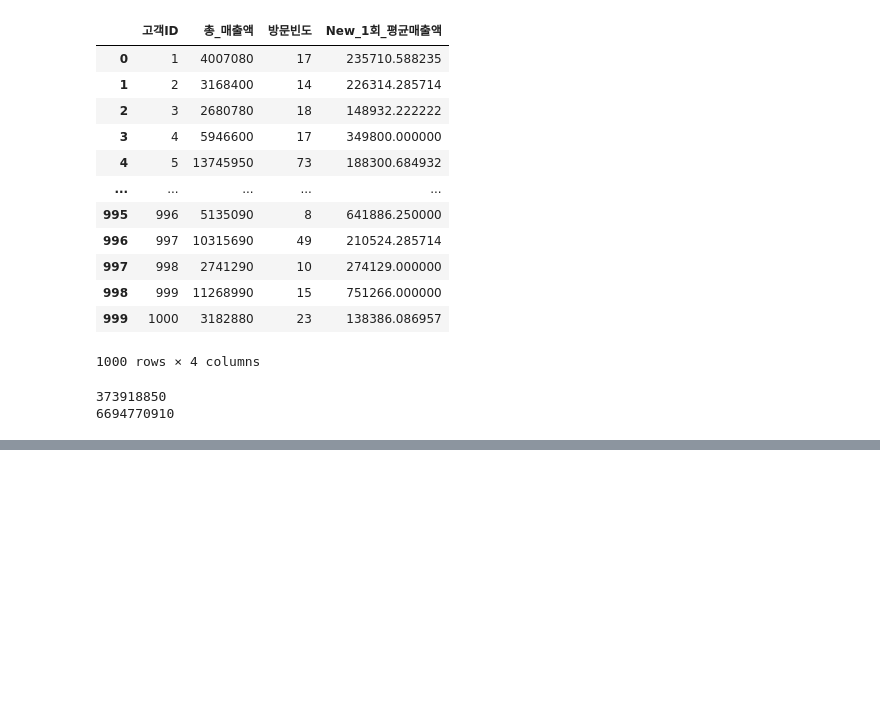
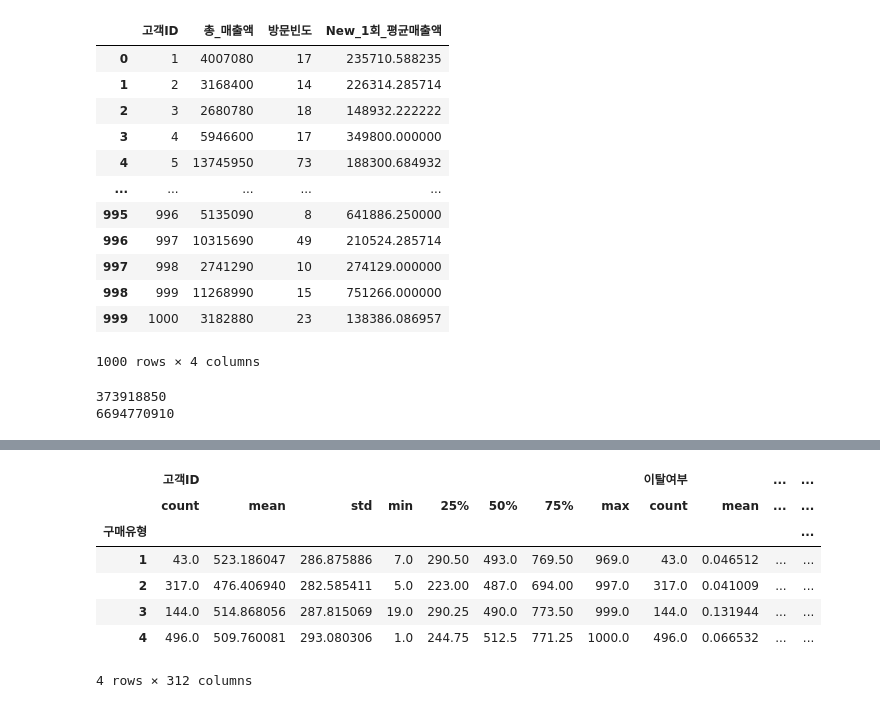
Before and after one commit to starfishkenny/Python, a Jupyter notebook: 20210328_Statistics for Marketing(2).ipynb, the cells around one changed output, grey strips where cells are left out. Saved outputs shown, nothing was run; the diff lists cells and outputs as text; code cells hidden in the pictures; blank space fills up the shorter version.

```diff
--- a/20210328_Statistics for Marketing(2).ipynb
+++ b/20210328_Statistics for Marketing(2).ipynb
@@ -205,0 +249,13 @@ print(sum(non_churn_customer.총_매출액))
+# %%
+# 구매유형별 고객 그룹화하기
+groupby_구매유형 = df.groupby('구매유형')
+groupby_구매유형.describe()
+# %% [output]
+|  | 고객ID |  |  |  |  |  |  |  | 이탈여부 |  | ... | ... |
+|  | count | mean | std | min | 25% | 50% | 75% | max | count | mean | ... | ... |
+| 구매유형 |  |  |  |  |  |  |  |  |  |  |  | ... |
+| 1 | 43.0 | 523.186047 | 286.875886 | 7.0 | 290.50 | 493.0 | 769.50 | 969.0 | 43.0 | 0.046512 | ... | ... |
+| 2 | 317.0 | 476.406940 | 282.585411 | 5.0 | 223.00 | 487.0 | 694.00 | 997.0 | 317.0 | 0.041009 | ... | ... |
+| 3 | 144.0 | 514.868056 | 287.815069 | 19.0 | 290.25 | 490.0 | 773.50 | 999.0 | 144.0 | 0.131944 | ... | ... |
+| 4 | 496.0 | 509.760081 | 293.080306 | 1.0 | 244.75 | 512.5 | 771.25 | 1000.0 | 496.0 | 0.066532 | ... | ... |
+4 rows × 312 columns
```
Also changed, not shown: parts of 5 cells of this notebook.
